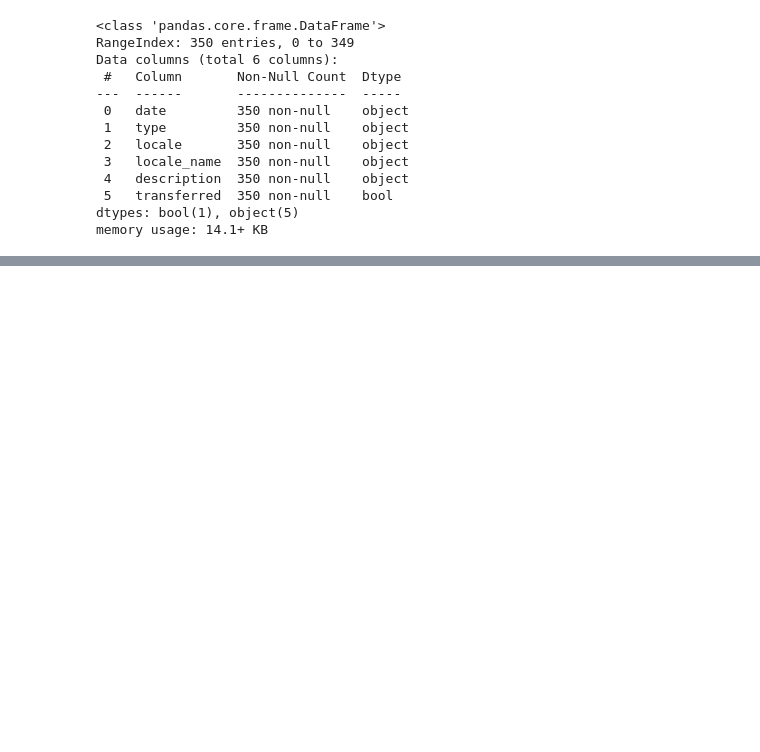
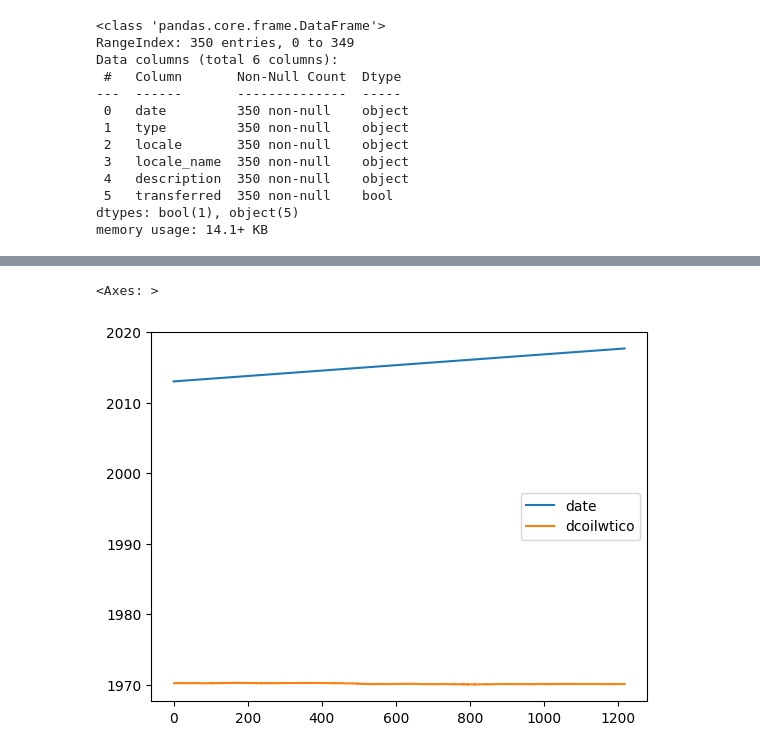
Before and after one commit to centralpenguin/StoreSales, a Jupyter notebook: notebooks/EDA.ipynb, the cells around one changed output, grey strips where cells are left out. Drawn from its saved outputs; the diff is of its cells as text; code cells hidden in the pictures; blank space fills up the shorter version.

```diff
--- a/notebooks/EDA.ipynb
+++ b/notebooks/EDA.ipynb
@@ -44,0 +93,5 @@ memory usage: 14.1+ KB
+# %%
+oil.plot()
+# %% [output]
+<Axes: >
+[figure, added]
```
Also changed, not shown: parts of 10 cells of this notebook, 1 other file.
